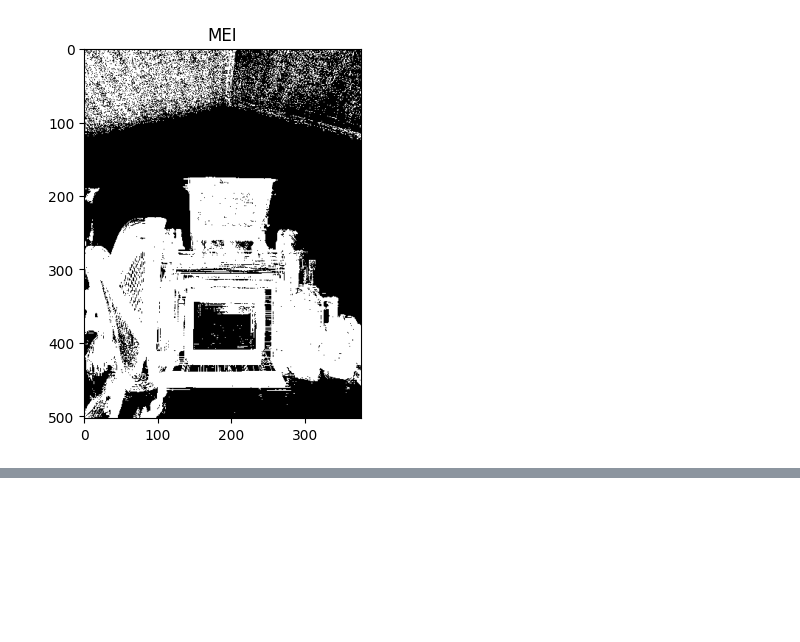
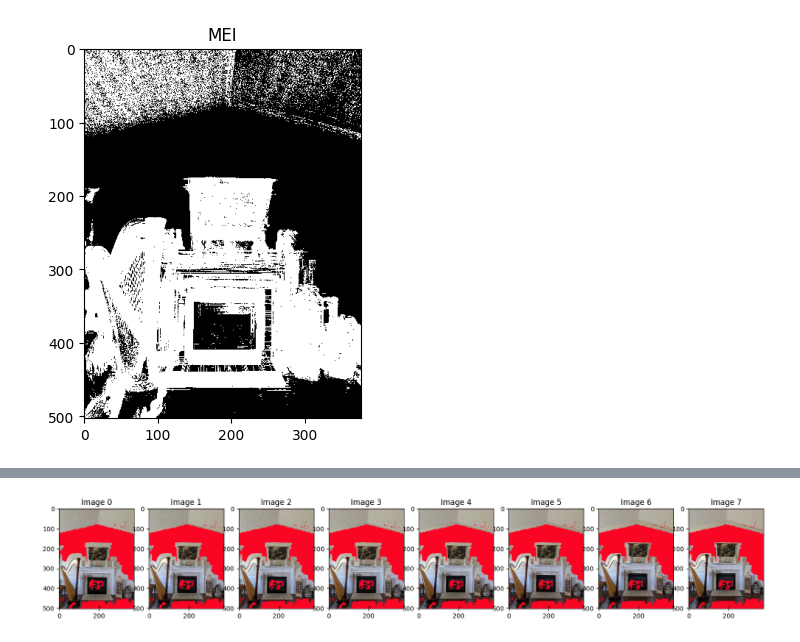
Before and after one commit to jjocook/ComputerVisionFinal, a Jupyter notebook: FinalProject.ipynb, the cells around one changed output, grey strips where cells are left out. Saved outputs shown, nothing was run; the diff lists cells and outputs as text; code cells hidden in the pictures; blank space fills up the shorter version.

```diff
--- a/FinalProject.ipynb
+++ b/FinalProject.ipynb
@@ -101,0 +160,17 @@ plt.show()
+# %%
+color = [250, 5, 35]
+
+fig,axs = plt.subplots(1,8,figsize=(20,10))
+counter = 0
+for image in colorImages:
+    for i in range(len(wallCoordinates)):
+        x, y = wallCoordinates[i]
+
+        image[y, x] = color
+
+    axs[counter].imshow(image)
+    axs[counter].set_title("Image {}".format(counter))
+    counter += 1
+plt.show()
+# %% [output]
+[figure, added]
```
Also changed, not shown: parts of 10 cells of this notebook, 1 other file.
